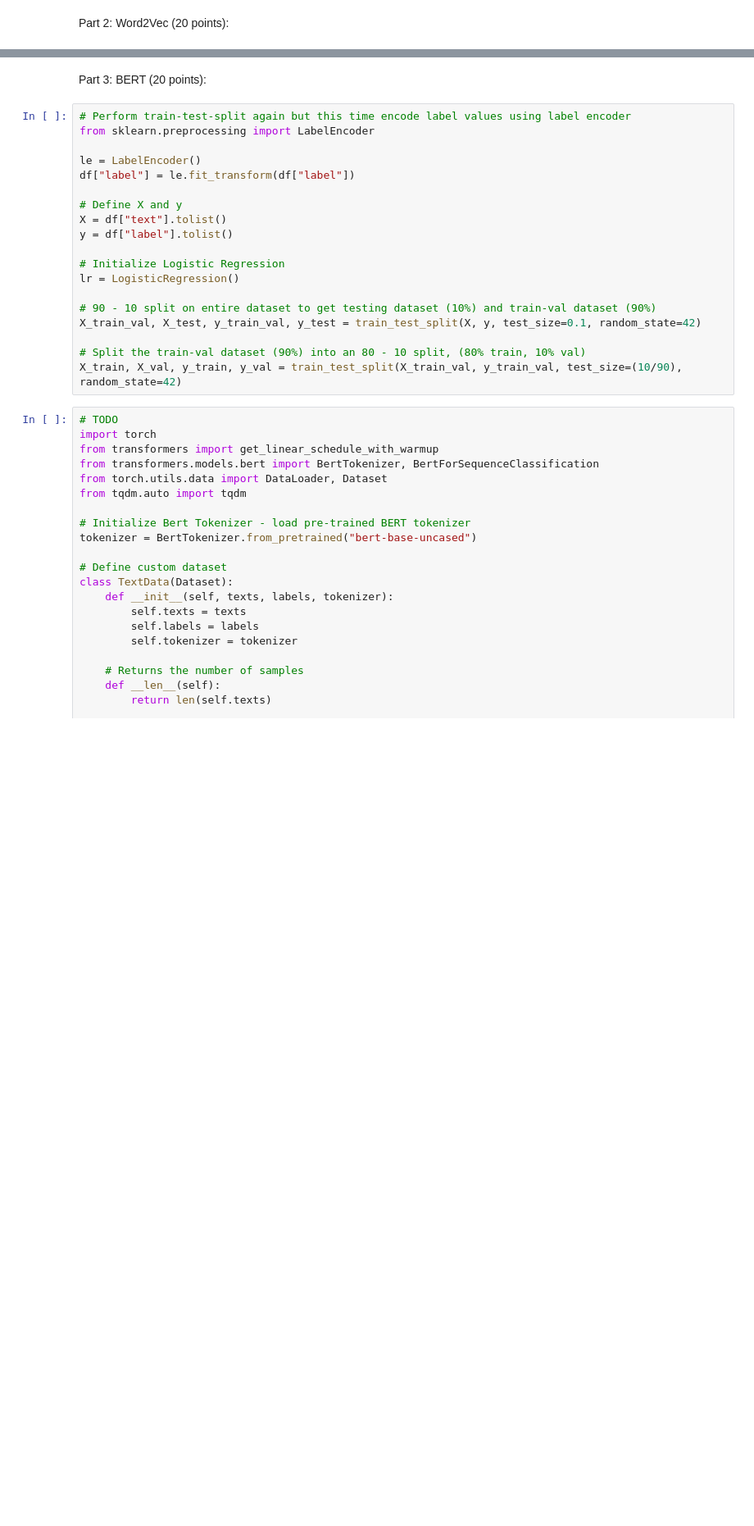
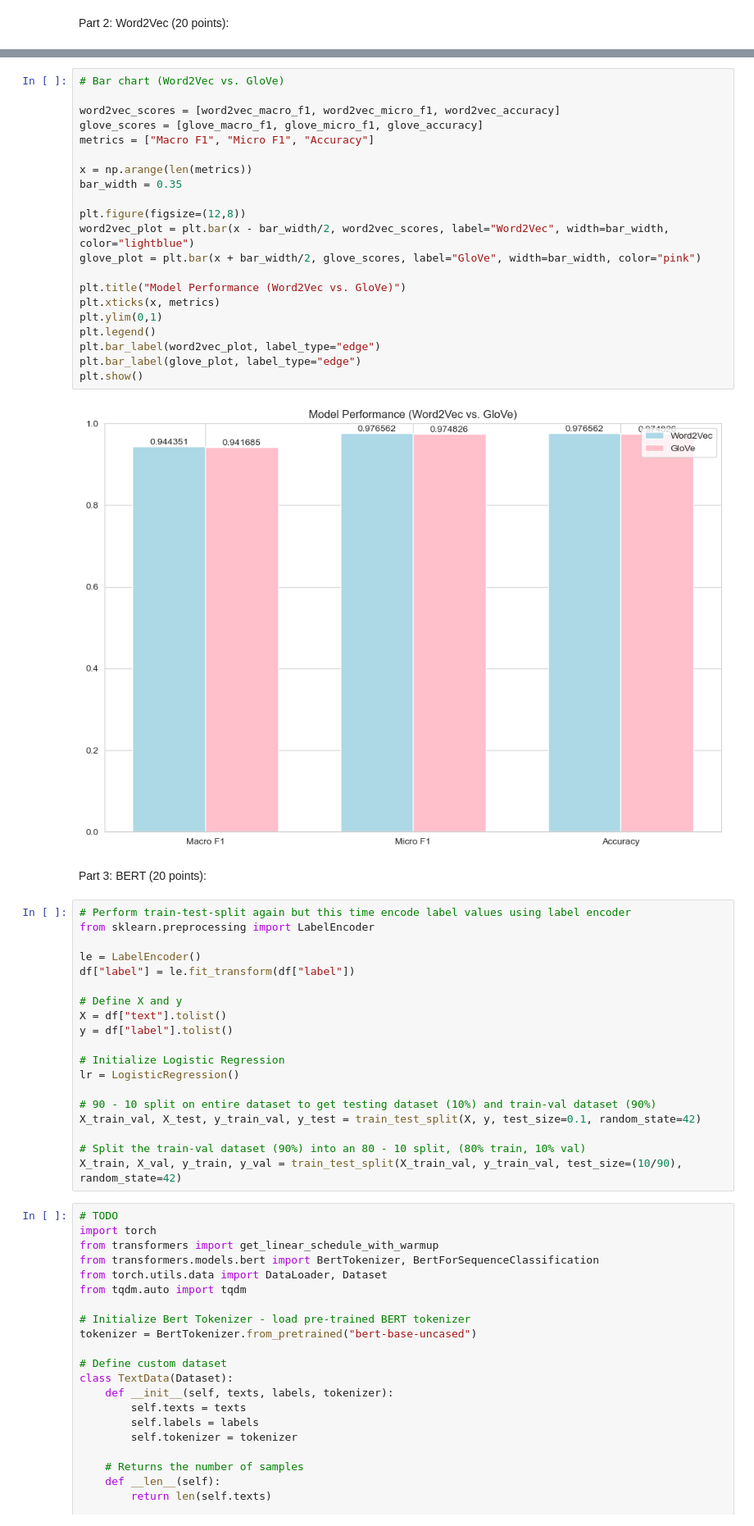
Before and after one commit to Willnguyen02/CS_235_HW3, a Jupyter notebook: Nguyen_William_CS235_HW3.ipynb, the cells around one changed output, grey strips where cells are left out. Shown at 82% size. Saved outputs shown, nothing was run; the diff lists cells and outputs as text; blank space fills up the shorter version.

```diff
--- a/Nguyen_William_CS235_HW3.ipynb
+++ b/Nguyen_William_CS235_HW3.ipynb
@@ -191,3 +234,26 @@ print(f1_score(y_val, glove_pred, average='macro'))
+# %%
+# Bar chart (Word2Vec vs. GloVe)
+
+word2vec_scores = [word2vec_macro_f1, word2vec_micro_f1, word2vec_accuracy]
+glove_scores = [glove_macro_f1, glove_micro_f1, glove_accuracy]
+metrics = ["Macro F1", "Micro F1", "Accuracy"]
+
+x = np.arange(len(metrics))
+bar_width = 0.35
+
+plt.figure(figsize=(12,8))
+word2vec_plot = plt.bar(x - bar_width/2, word2vec_scores, label="Word2Vec", width=bar_width, color="lightblue")
+glove_plot = plt.bar(x + bar_width/2, glove_scores, label="GloVe", width=bar_width, color="pink")
+
+plt.title("Model Performance (Word2Vec vs. GloVe)")
+plt.xticks(x, metrics)
+plt.ylim(0,1)
+plt.legend()
+plt.bar_label(word2vec_plot, label_type="edge")
+plt.bar_label(glove_plot, label_type="edge")
+plt.show()
+# %% [output]
+[figure, added]
 # %% [markdown]
 Part 3: BERT (20 points):
 # %%
```
Also changed, not shown: parts of 14 cells of this notebook.
